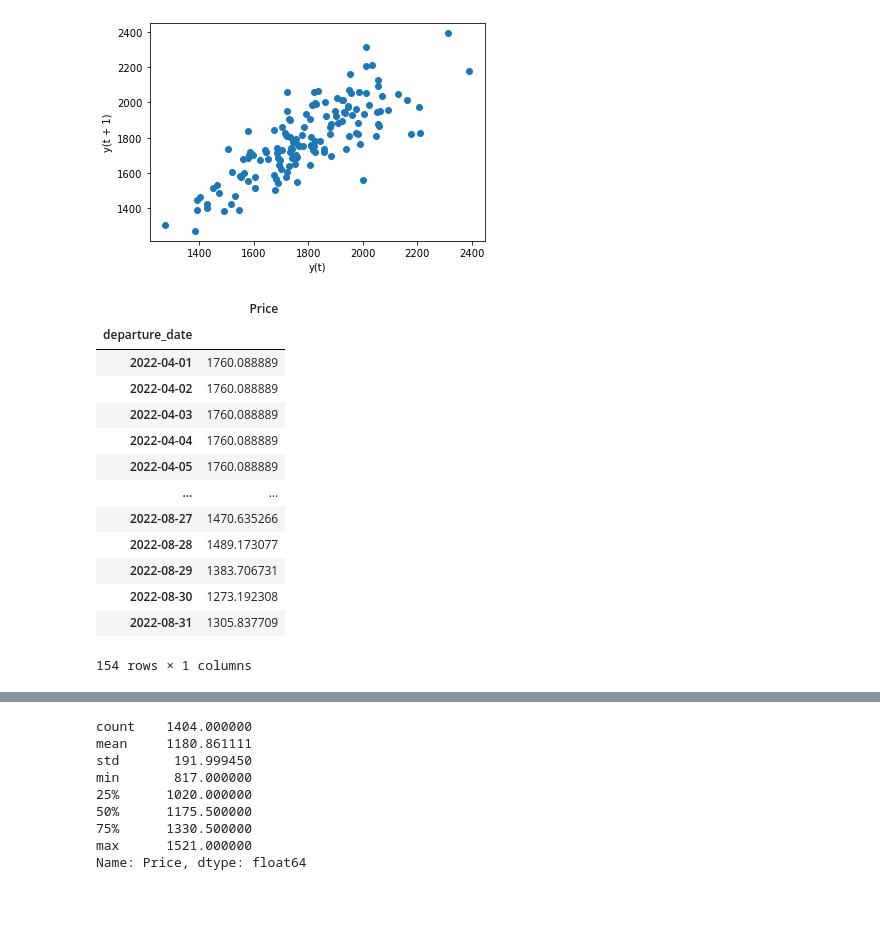
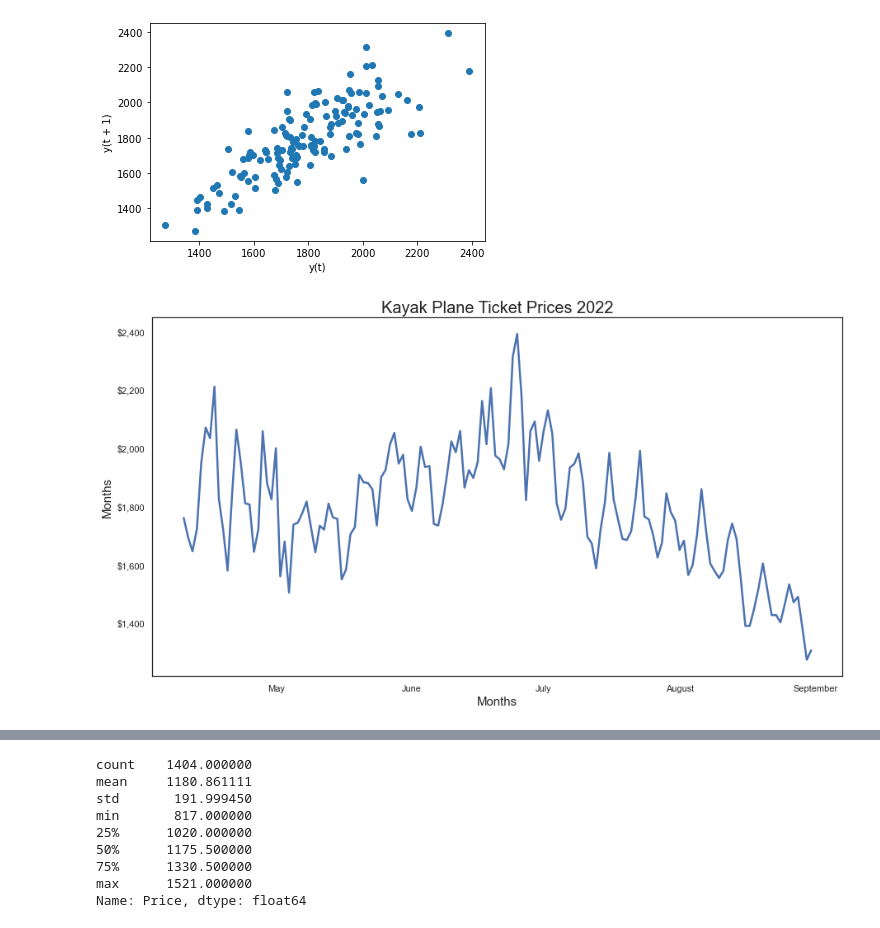
Before and after one commit to cjunhyuk/Kayak_Price_Analysis, a Jupyter notebook: Modeling.ipynb, the cells around one changed output, grey strips where cells are left out. Drawn from its saved outputs; the diff is of its cells as text; code cells hidden in the pictures; blank space fills up the shorter version.

```diff
--- a/Modeling.ipynb
+++ b/Modeling.ipynb
@@ -714,25 +671,35 @@ def dummy_ts():
     return tdf
 
 filler_time = dummy_ts()
-temporarydf = pd.DataFrame(ts_daily)
+temporarydf = pd.DataFrame(tdf2)
 combined_tsdf = filler_time.append(temporarydf)
 backfilled_tsdf = combined_tsdf.bfill()
-backfilled_tsdf
-# %% [output]
-|  | Price |
-| departure_date |  |
-| 2022-04-01 | 1760.088889 |
-| 2022-04-02 | 1760.088889 |
-| 2022-04-03 | 1760.088889 |
-| 2022-04-04 | 1760.088889 |
-| 2022-04-05 | 1760.088889 |
-| ... | ... |
-| 2022-08-27 | 1470.635266 |
-| 2022-08-28 | 1489.173077 |
-| 2022-08-29 | 1383.706731 |
-| 2022-08-30 | 1273.192308 |
-| 2022-08-31 | 1305.837709 |
-154 rows × 1 columns
+# %%
+snsdata = pd.DataFrame(tdf2)
+snsdata = snsdata.reset_index()
+# %%
+import seaborn as sns
+sns.set(rc = {"figure.figsize":(15,8)})
+sns.set_style("white")
+
+sns_plot = sns.lineplot(data=snsdata,
+                         x="departure_date", y="Price", linewidth = 2.5)
+
+
+sns_plot.set_title("Kayak Plane Ticket Prices 2022", fontsize = 20)
+sns_plot.set_xlabel("Months", fontsize = 15)
+sns_plot.set_ylabel("Months", fontsize = 15)
+
+plt.xticks(["2022-05", "2022-06", "2022-07", "2022-08", "2022-09"],
+          ["May", "June", "July", "August", "September"])
+
+plt.yticks([1400, 1600, 1800, 2000, 2200, 2400],
+          ["$1,400", "$1,600", "$1,800", "$2,000", "$2,200", "$2,400"])
+
+# plt.savefig('Price Lineplot.png', dpi = 300)
+plt.show()
+# %% [output]
+[figure, added]
 # %%
 # Use pandas grouper to group values using annual frequency
 monthly_groups = backfilled_tsdf.groupby(pd.Grouper(freq ='M'))
```
Also changed, not shown: parts of 26 cells of this notebook.
